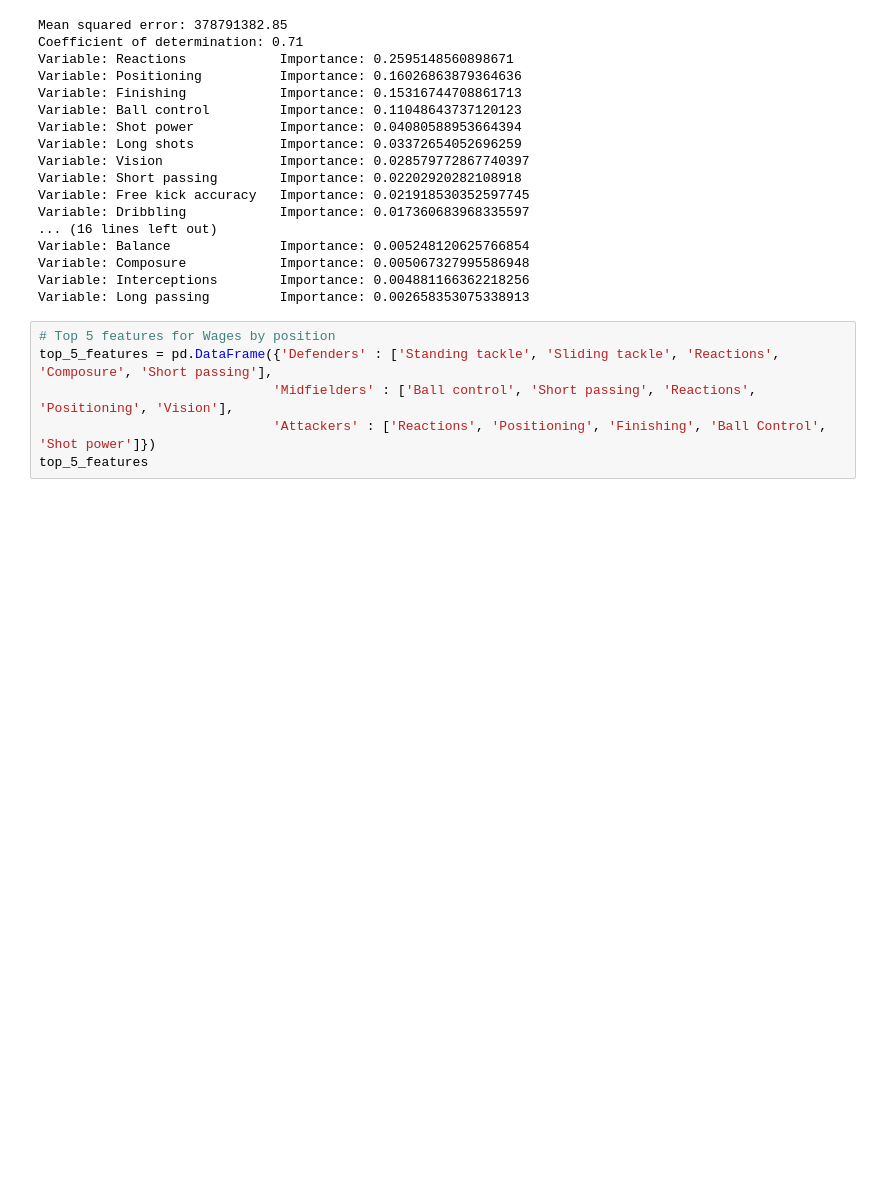
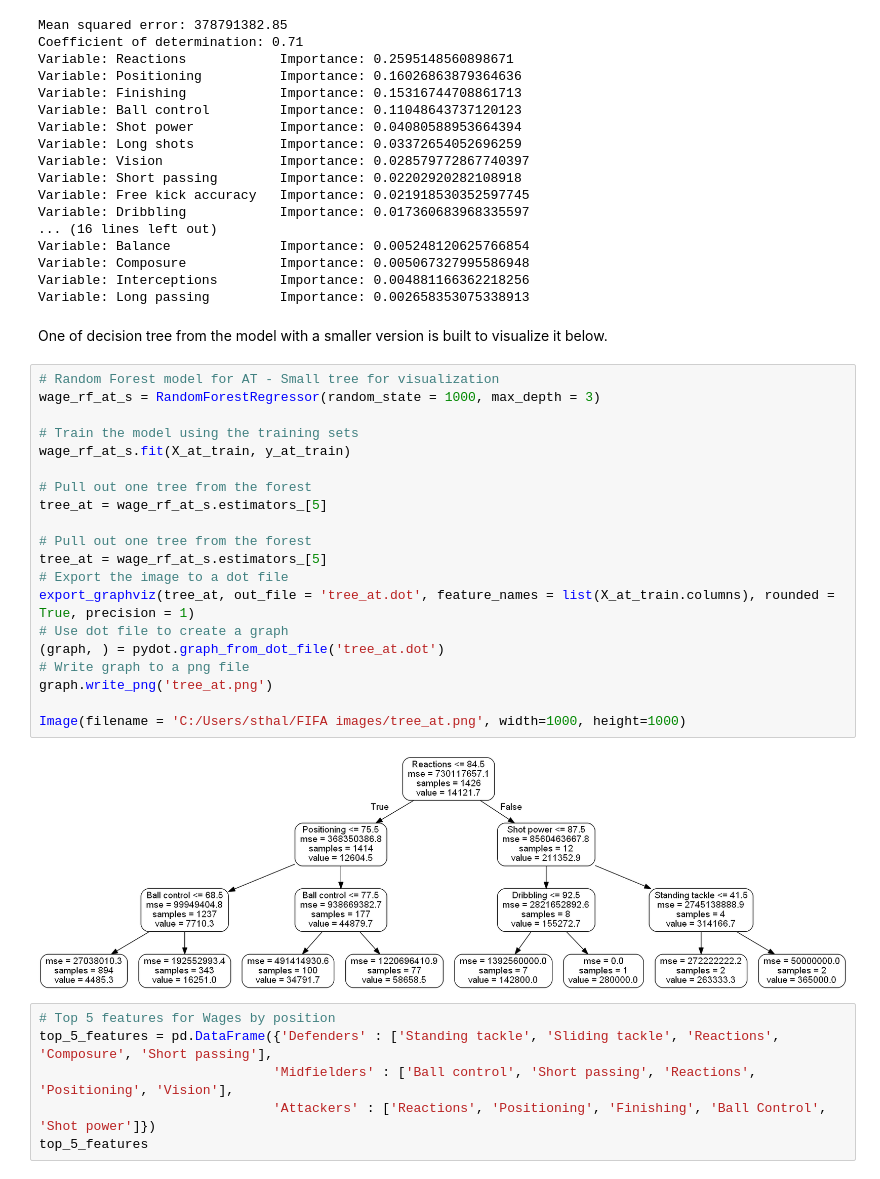
Before and after one commit to sthalder/fifa-player-wage-analysis, a Jupyter notebook: Fifa Wage Prediction Analysis.ipynb, the cells around one changed output. Saved outputs shown, nothing was run; the diff lists cells and outputs as text; blank space fills up the shorter version.

```diff
--- a/Fifa Wage Prediction Analysis.ipynb
+++ b/Fifa Wage Prediction Analysis.ipynb
@@ -609,6 +772,30 @@ Variable: Balance              Importance: 0.005248120625766854
 Variable: Composure            Importance: 0.005067327995586948
 Variable: Interceptions        Importance: 0.004881166362218256
 Variable: Long passing         Importance: 0.002658353075338913
+# %% [markdown]
+One of decision tree from the model with a smaller version is built to visualize it below.
+# %%
+# Random Forest model for AT - Small tree for visualization
+wage_rf_at_s = RandomForestRegressor(random_state = 1000, max_depth = 3)
+
+# Train the model using the training sets
+wage_rf_at_s.fit(X_at_train, y_at_train)
+
+# Pull out one tree from the forest
+tree_at = wage_rf_at_s.estimators_[5]
+
+# Pull out one tree from the forest
+tree_at = wage_rf_at_s.estimators_[5]
+# Export the image to a dot file
+export_graphviz(tree_at, out_file = 'tree_at.dot', feature_names = list(X_at_train.columns), rounded = True, precision = 1)
+# Use dot file to create a graph
+(graph, ) = pydot.graph_from_dot_file('tree_at.dot')
+# Write graph to a png file
+graph.write_png('tree_at.png')
+
+Image(filename = 'C:/Users/sthal/FIFA images/tree_at.png', width=1000, height=1000)
+# %% [output]
+[figure, added]
 # %%
 # Top 5 features for Wages by position
 top_5_features = pd.DataFrame({'Defenders' : ['Standing tackle', 'Sliding tackle', 'Reactions', 'Composure', 'Short passing'],
```
Also changed, not shown: parts of 43 cells of this notebook, 9 other files.
